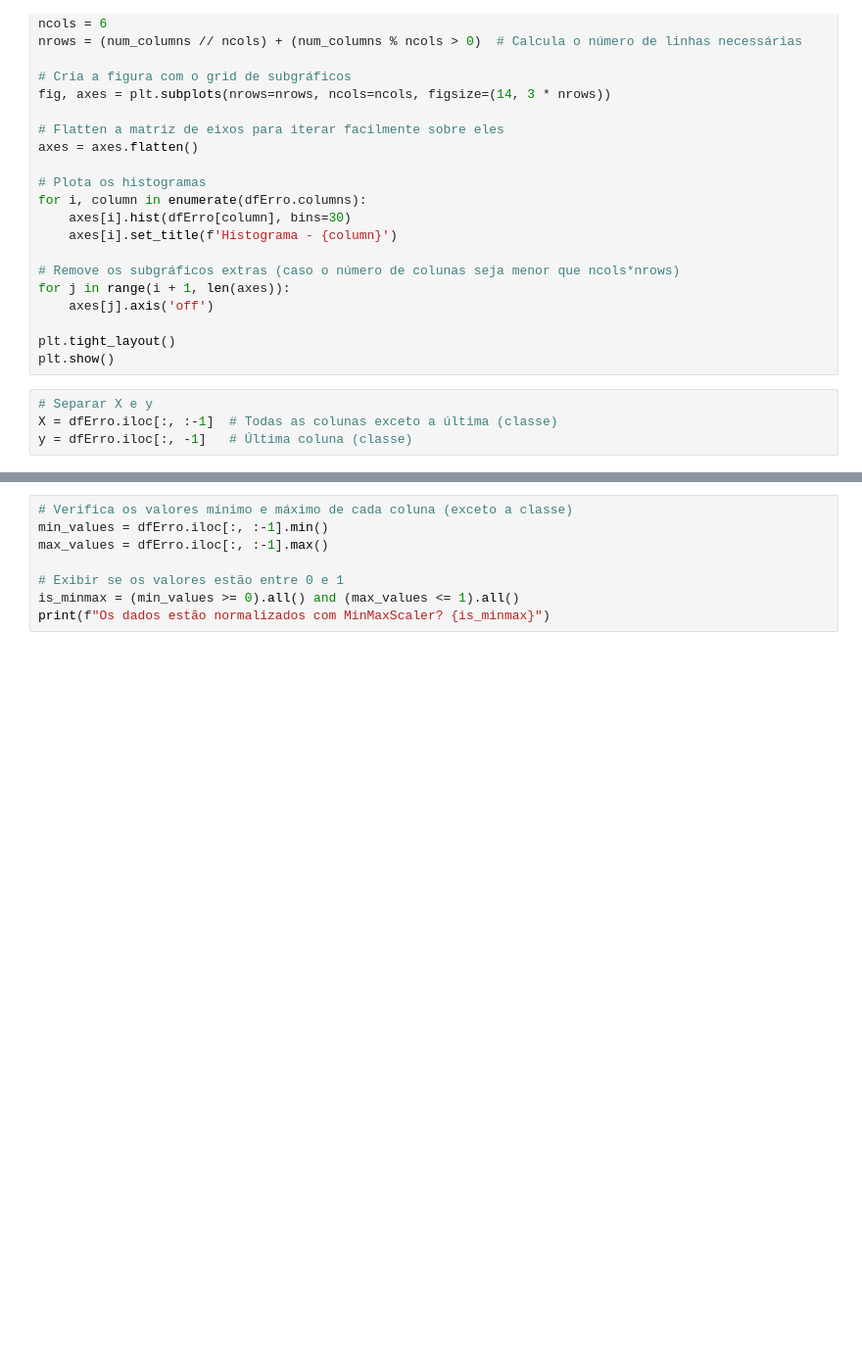
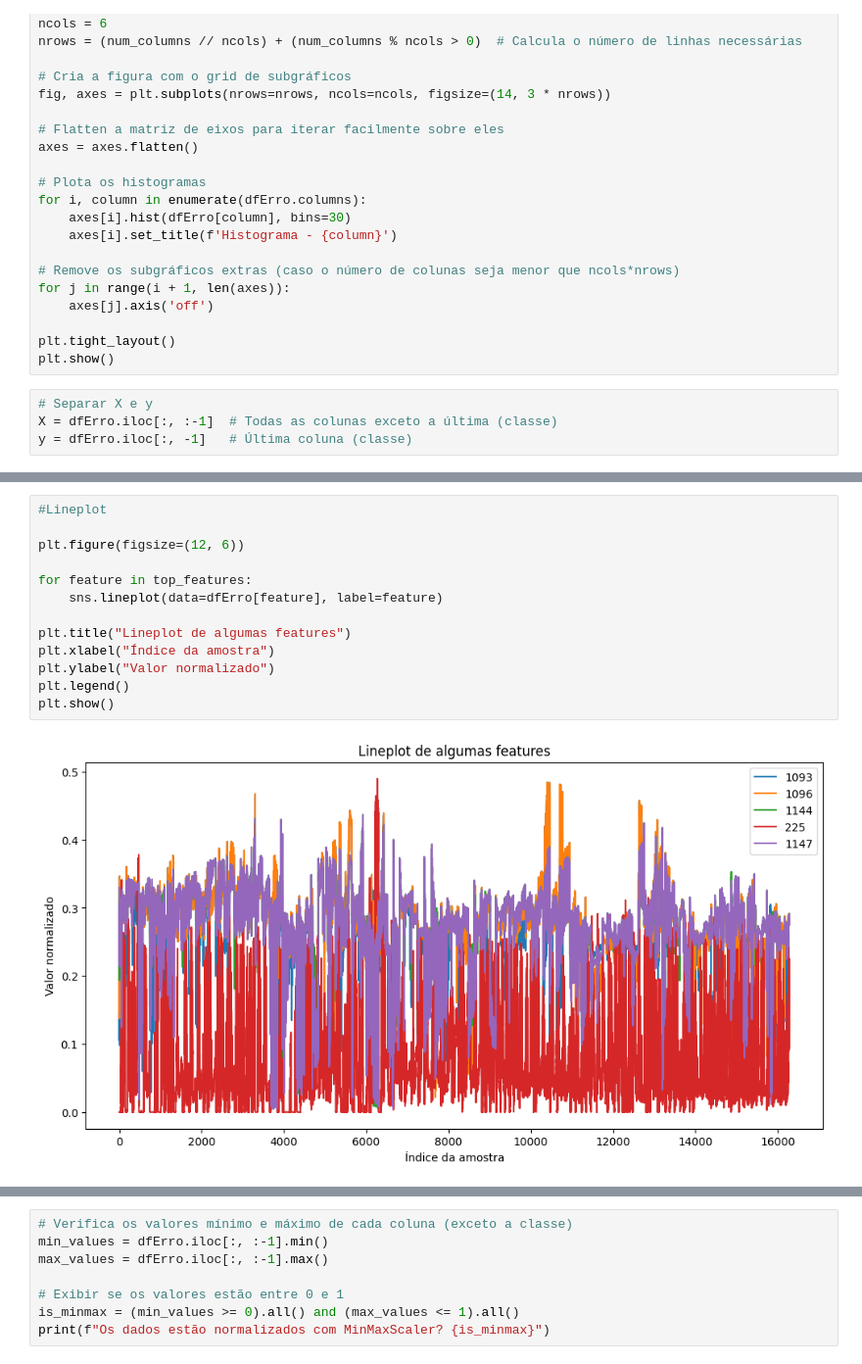
Before and after one commit to larissatx11/Projeto-IA, a Jupyter notebook: errorScan.ipynb, the cells around one changed output, grey strips where cells are left out. Shown at 98% size. Saved outputs shown, nothing was run; the diff lists cells and outputs as text; blank space fills up the shorter version.

```diff
--- a/errorScan.ipynb
+++ b/errorScan.ipynb
@@ -70,3 +95,18 @@ print(top_features)
+# %%
+#Lineplot
+
+plt.figure(figsize=(12, 6))
+
+for feature in top_features:
+    sns.lineplot(data=dfErro[feature], label=feature)
+
+plt.title("Lineplot de algumas features")
+plt.xlabel("Índice da amostra")
+plt.ylabel("Valor normalizado")
+plt.legend()
+plt.show()
+# %% [output]
+[figure, added]
 # %%
 sns.pairplot(dfErro, vars=top_features, hue="classe", plot_kws={'alpha': 0.5})
 plt.show()
```
Also changed, not shown: parts of 13 cells of this notebook.
